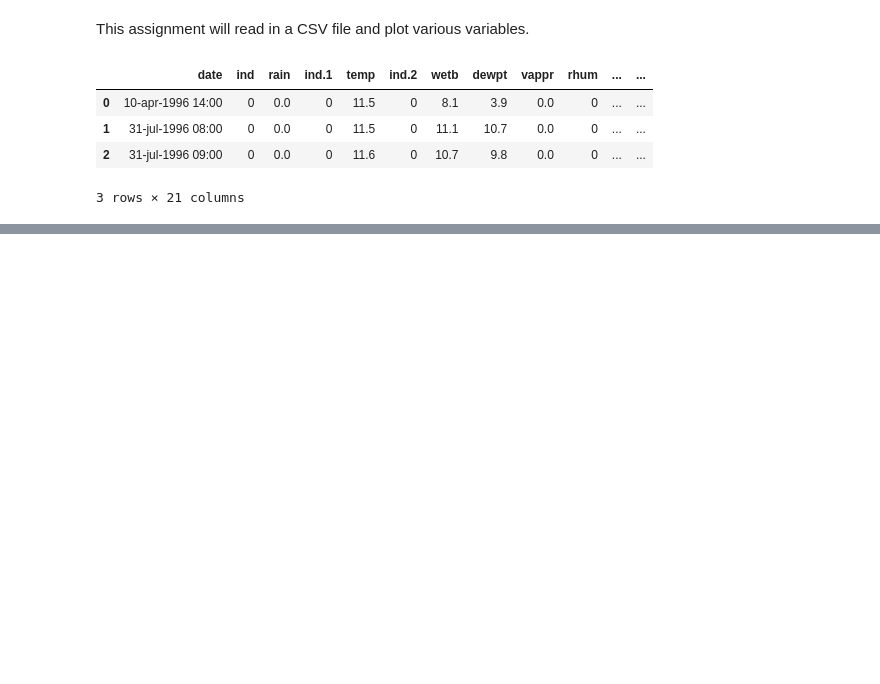
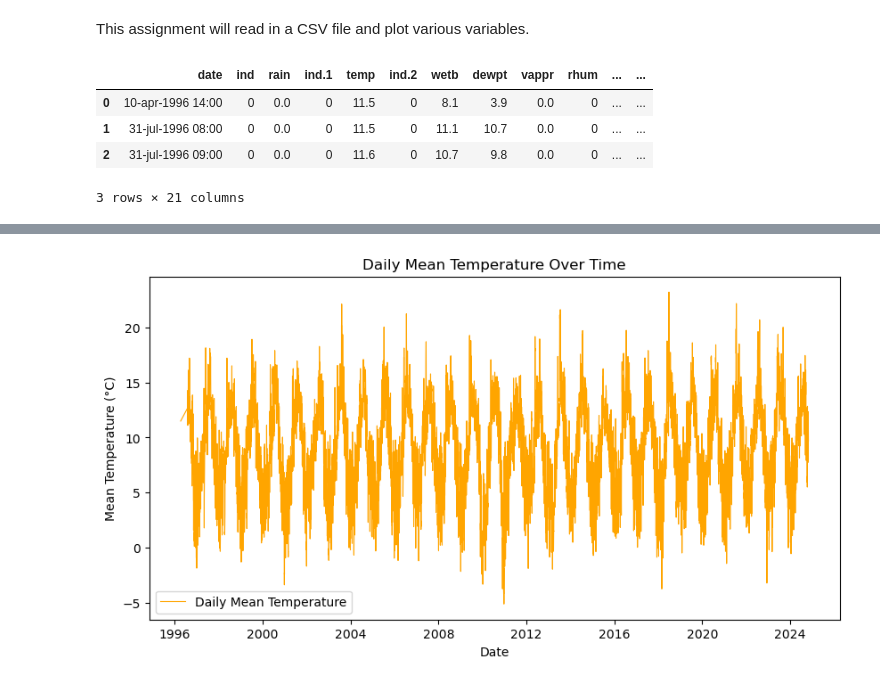
Before and after one commit to morgam7/PFDA-assignments, a Jupyter notebook: assignment_6_Weather.ipynb, the cells around one changed output, grey strips where cells are left out. Saved outputs shown, nothing was run; the diff lists cells and outputs as text; code cells hidden in the pictures; blank space fills up the shorter version.

```diff
--- a/assignment_6_Weather.ipynb
+++ b/assignment_6_Weather.ipynb
@@ -16,0 +63,5 @@ df.head(3)
+# %%
+df['day'] = df['date'].dt.date # dropping the time to make new colume with just the day
+
+daily_mean_temp = df.groupby('day')['temp'].mean() # groups the data by day and calculates the mean temperature.
+print (daily_mean_temp)
@@ -16,0 +82,11 @@ df.head(3)
+# %%
+plt.figure(figsize=(10, 5))
+plt.plot(daily_mean_temp.index, daily_mean_temp.values, label='Daily Mean Temperature', color='orange', linewidth=0.8)
+# extracting the date and mean from the grouped data in 'daily_mean_temp' here using .index and .values
+plt.title('Daily Mean Temperature Over Time')
+plt.xlabel('Date')
+plt.ylabel('Mean Temperature (°C)')
+plt.legend()
+plt.show()
+# %% [output]
+[figure, added]
```
Also changed, not shown: parts of 5 cells of this notebook.
